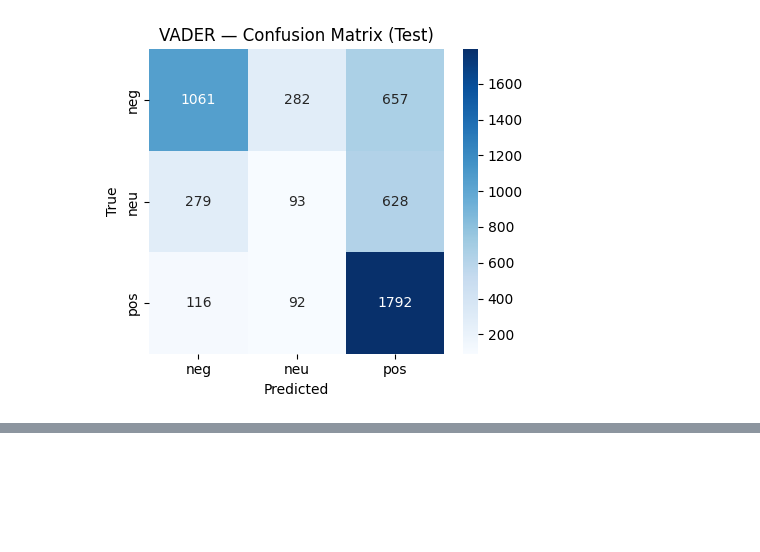
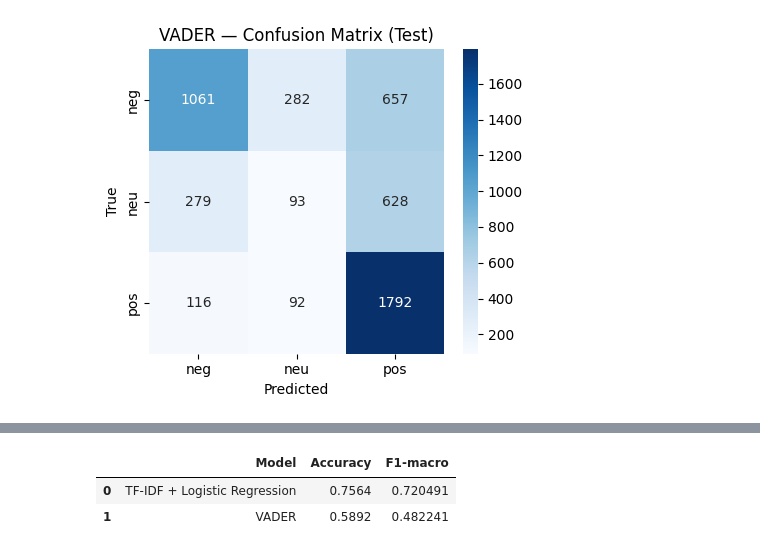
Before and after one commit to micheleguidaa/sentiment-analysis-amazon-reviews, a Jupyter notebook: notebooks/sa_amazon_reviews_3class.ipynb, the cells around one changed output, grey strips where cells are left out. Saved outputs shown, nothing was run; the diff lists cells and outputs as text; code cells hidden in the pictures; blank space fills up the shorter version.

```diff
--- a/notebooks/sa_amazon_reviews_3class.ipynb
+++ b/notebooks/sa_amazon_reviews_3class.ipynb
@@ -341,0 +272,64 @@ VADER (Valence Aware Dictionary and sEntiment Reasoner) è un modello basato su
+# %%
+import warnings
+warnings.filterwarnings('ignore')
+
+from sklearn.pipeline import Pipeline
+from sklearn.feature_extraction.text import TfidfVectorizer
+from sklearn.linear_model import LogisticRegression
+
+# Definizione delle classi target
+CLASSES = ["neg", "neu", "pos"]  # Deve corrispondere alla mappatura delle etichette
+
+# Pipeline: TF-IDF (unigrammi e bigrammi) + Regressione Logistica
+tfidf_lr = Pipeline([
+    ("tfidf", TfidfVectorizer(
+        min_df=3,
+        ngram_range=(1, 2),
+        max_features=120_000,
+        lowercase=True,
+        strip_accents=None  # Mantiene accenti ed emoji, spesso rilevanti per il sentiment
+    )),
+    ("clf", LogisticRegression(
+        max_iter=300,
+        class_weight="balanced",
+        C=2.0,
+        solver="lbfgs",  # Cambiato da liblinear per evitare warning di deprecazione
+        random_state=42  # Aggiunto per riproducibilità
+    ))
+])
+
+# Addestramento del modello sulla porzione di training set in lingua inglese
+X_train = train_en["text"].astype(str).fillna("")
+y_train = train_en["sentiment"].astype(str)
+tfidf_lr.fit(X_train, y_train)
+
+# Valutazione sul test set
+X_test = test_en["text"].astype(str).fillna("")
+y_test = test_en["sentiment"].astype(str)
+y_pred_lr = tfidf_lr.predict(X_test)
+
+acc_lr = accuracy_score(y_test, y_pred_lr)
+f1m_lr = f1_score(y_test, y_pred_lr, average="macro")
+print("== TF-IDF + Logistic Regression su TEST ==")
+print(f"Accuracy:  {acc_lr:.3f}")
+print(f"F1-macro:  {f1m_lr:.3f}")
+print(classification_report(y_test, y_pred_lr, digits=3))
+
+# Valutazione del modello VADER sullo stesso test set
+y_pred_vader = test_en["text"].astype(str).fillna("").apply(vader_sentiment).values
+acc_vader = accuracy_score(y_test, y_pred_vader)
+f1m_vader = f1_score(y_test, y_pred_vader, average="macro")
+print("\n== VADER su TEST ==")
+print(f"Accuracy:  {acc_vader:.3f}")
+print(f"F1-macro:  {f1m_vader:.3f}")
+print(classification_report(y_test, y_pred_vader, digits=3))
+
+# Tabella comparativa delle performance
+summary = pd.DataFrame([
+    {"Model": "TF-IDF + Logistic Regression", "Accuracy": acc_lr, "F1-macro": f1m_lr},
+    {"Model": "VADER", "Accuracy": acc_vader, "F1-macro": f1m_vader},
+]).sort_values("F1-macro", ascending=False)
+
+print("\n=== COMPARAZIONE MODELLI ===")
+summary
+# %% [output]
@@ -341,0 +353,3 @@ VADER (Valence Aware Dictionary and sEntiment Reasoner) è un modello basato su
+|  | Model | Accuracy | F1-macro |
+| 0 | TF-IDF + Logistic Regression | 0.7564 | 0.720491 |
+| 1 | VADER | 0.5892 | 0.482241 |
```
Also changed, not shown: parts of 16 cells of this notebook.
